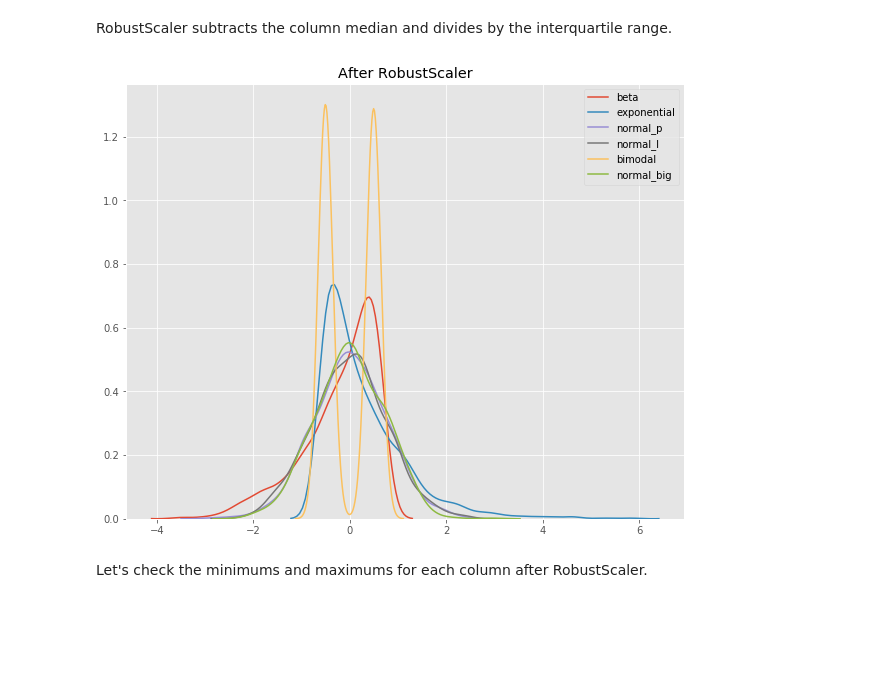
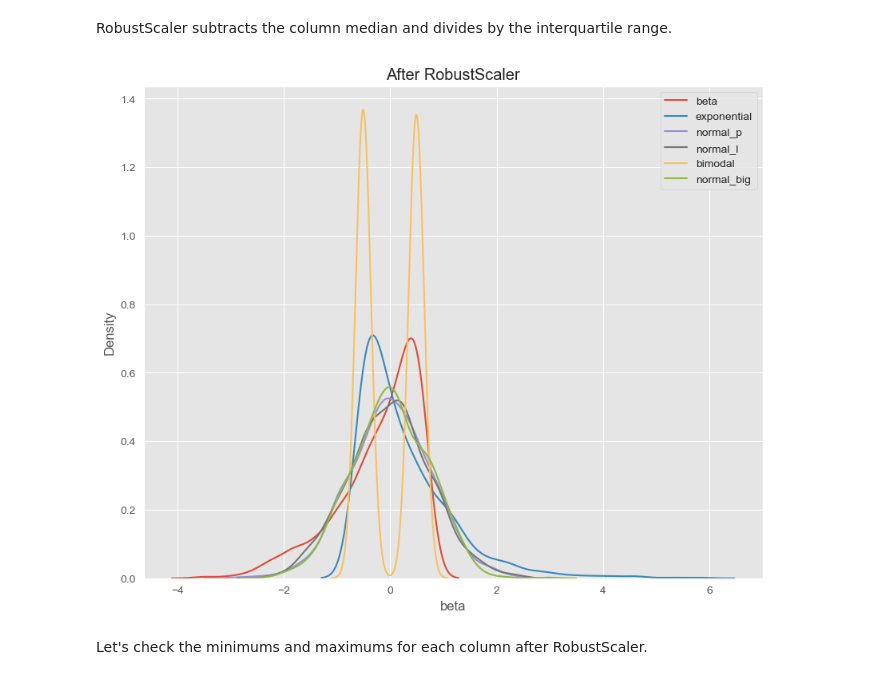
Before and after one commit to Rdm-Nico/BDTA, a Jupyter notebook: Essentials/Sklearn/guide_to_scaling_std/guide-to-scaling-and-standardizing.ipynb, the cells around one changed output. Saved outputs shown, nothing was run; the diff lists cells and outputs as text; code cells hidden in the pictures; blank space fills up the shorter version.

```diff
--- a/Essentials/Sklearn/guide_to_scaling_std/guide-to-scaling-and-standardizing.ipynb
+++ b/Essentials/Sklearn/guide_to_scaling_std/guide-to-scaling-and-standardizing.ipynb
@@ -277,23 +282,15 @@ Now let's look at RobustScaler.
 # RobustScaler
 # %% [markdown]
 RobustScaler subtracts the column median and divides by the interquartile range.
-# %%
-r_scaler = preprocessing.RobustScaler()
-df_r = r_scaler.fit_transform(df)
-
-df_r = pd.DataFrame(df_r, columns=col_names)
-
-fig, (ax1) = plt.subplots(ncols=1, figsize=(10, 8))
-ax1.set_title('After RobustScaler')
-
-sns.kdeplot(df_r['beta'], ax=ax1)
-sns.kdeplot(df_r['exponential'], ax=ax1)
-sns.kdeplot(df_r['normal_p'], ax=ax1)
-sns.kdeplot(df_r['normal_l'], ax=ax1)
-sns.kdeplot(df_r['bimodal'], ax=ax1)
-sns.kdeplot(df_r['normal_big'], ax=ax1);
-# %% [output]
-[figure, removed]
+# %%
+r_scaler = preprocessing.RobustScaler()
+df_r = r_scaler.fit_transform(df)
+
+df_r = pd.DataFrame(df_r, columns=col_names)
+
+plot_fig(df_r,'After RobustScaler')
+# %% [output]
+[figure, added]
 # %% [markdown]
 Let's check the minimums and maximums for each column after RobustScaler.
 # %%
```
Also changed, not shown: parts of 15 cells of this notebook.
